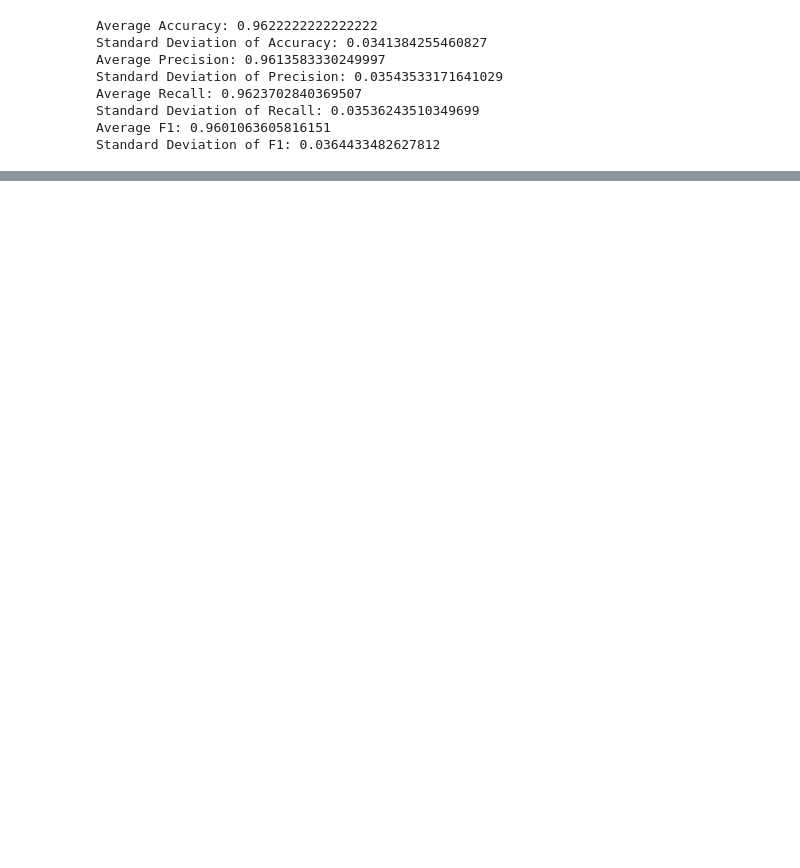
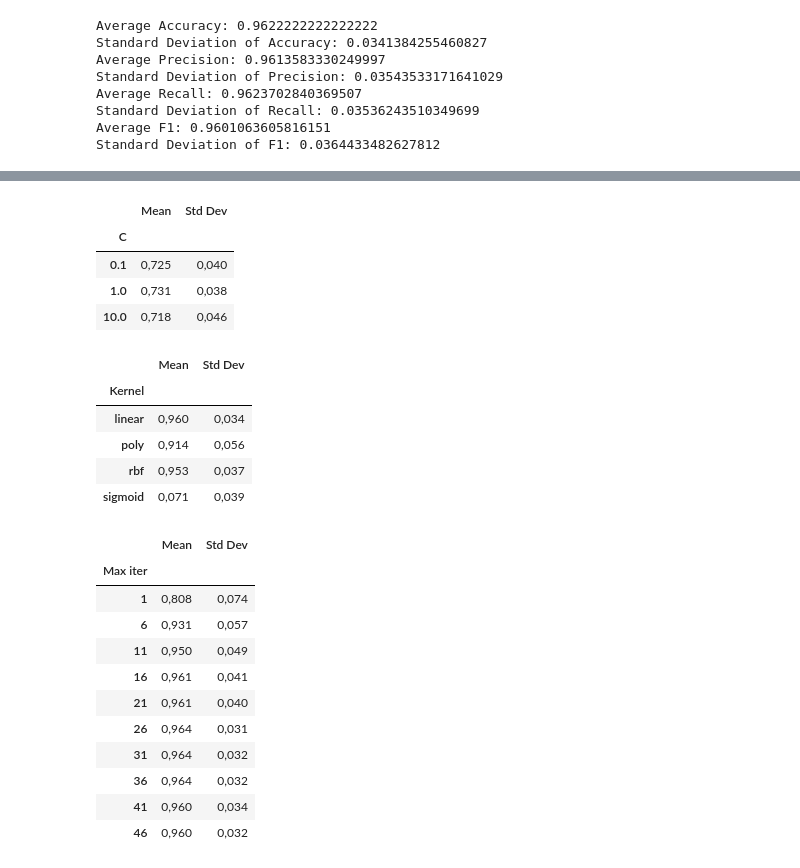
Before and after one commit to kubamarchut/wsi, a Jupyter notebook: ex-4/main.ipynb, the cells around one changed output, grey strips where cells are left out. Cells and saved outputs as stored; diff of their text form; code cells hidden in the pictures; blank space fills up the shorter version.

```diff
--- a/ex-4/main.ipynb
+++ b/ex-4/main.ipynb
@@ -342,0 +287,40 @@ Wartość parametru &  &  &  &  &  &  &  &  \\
+# %%
+# Pivot the DataFrame for Criterion
+c_df = summary_df.reset_index().pivot_table(index='C', values=['Mean', 'Std Dev'], aggfunc='mean')
+c_df = c_df.map(lambda x: '{:.3f}'.format(x).replace('.', ','))
+display(c_df)
+
+# Pivot the DataFrame for Splitter
+kernel_df = summary_df.reset_index().pivot_table(index='Kernel', values=['Mean', 'Std Dev'], aggfunc='mean')
+kernel_df = kernel_df.map(lambda x: '{:.3f}'.format(x).replace('.', ','))
+display(kernel_df)
+
+# Pivot the DataFrame for Max Depth
+max_iter_df = summary_df[summary_df.index.get_level_values('Kernel') != 'sigmoid']
+max_iter_df = max_iter_df.reset_index().pivot_table(index=['Max iter'], values=['Mean', 'Std Dev'], aggfunc='mean')
+max_iter_df = max_iter_df.map(lambda x: '{:.3f}'.format(x).replace('.', ','))
+display(max_iter_df)
+# %% [output]
+|  | Mean | Std Dev |
+| C |  |  |
+| 0.1 | 0,725 | 0,040 |
+| 1.0 | 0,731 | 0,038 |
+| 10.0 | 0,718 | 0,046 |
+|  | Mean | Std Dev |
+| Kernel |  |  |
+| linear | 0,960 | 0,034 |
+| poly | 0,914 | 0,056 |
+| rbf | 0,953 | 0,037 |
+| sigmoid | 0,071 | 0,039 |
+|  | Mean | Std Dev |
+| Max iter |  |  |
+| 1 | 0,808 | 0,074 |
+| 6 | 0,931 | 0,057 |
+| 11 | 0,950 | 0,049 |
+| 16 | 0,961 | 0,041 |
+| 21 | 0,961 | 0,040 |
+| 26 | 0,964 | 0,031 |
+| 31 | 0,964 | 0,032 |
+| 36 | 0,964 | 0,032 |
+| 41 | 0,960 | 0,034 |
+| 46 | 0,960 | 0,032 |
```
Also changed, not shown: parts of 7 cells of this notebook.
